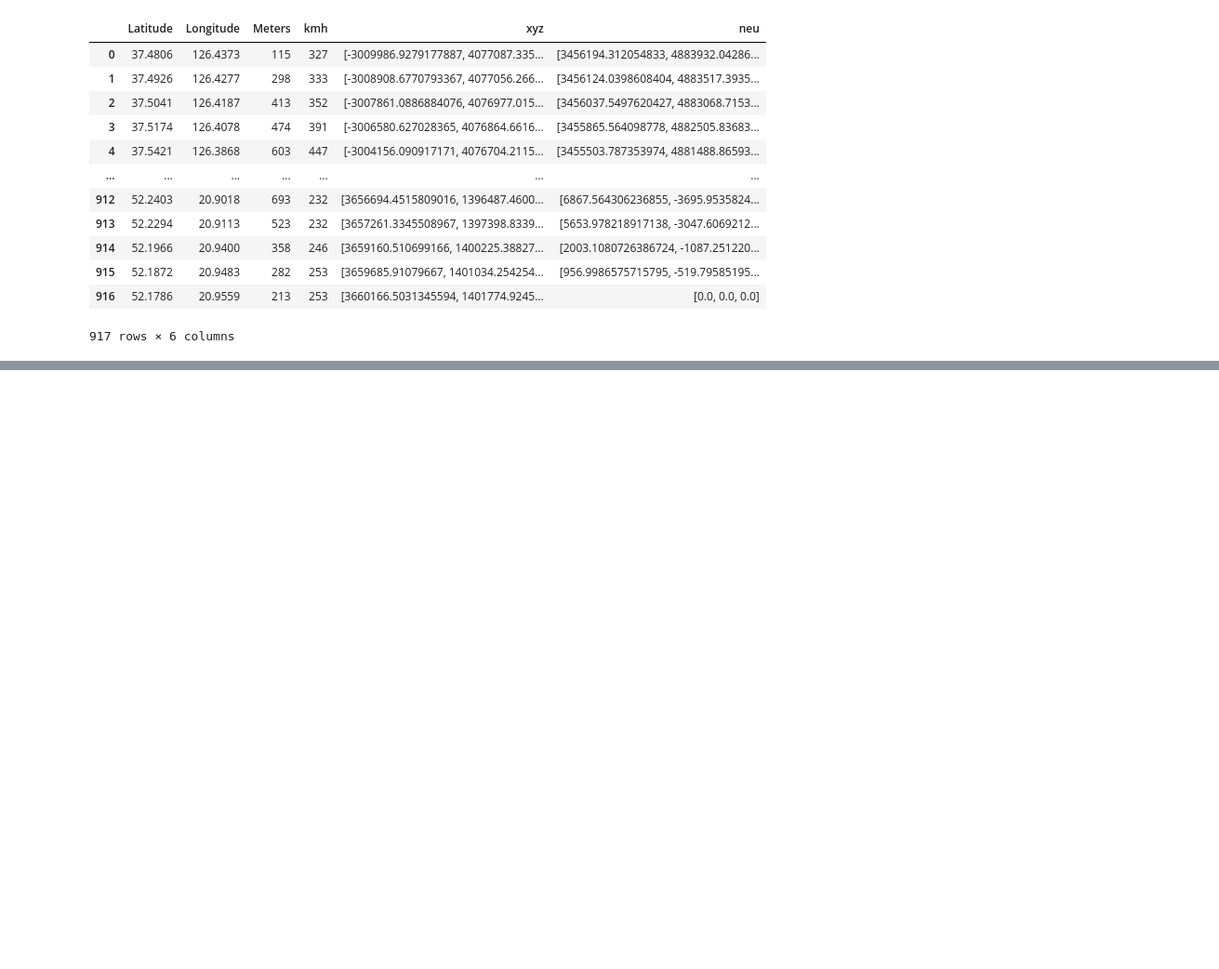
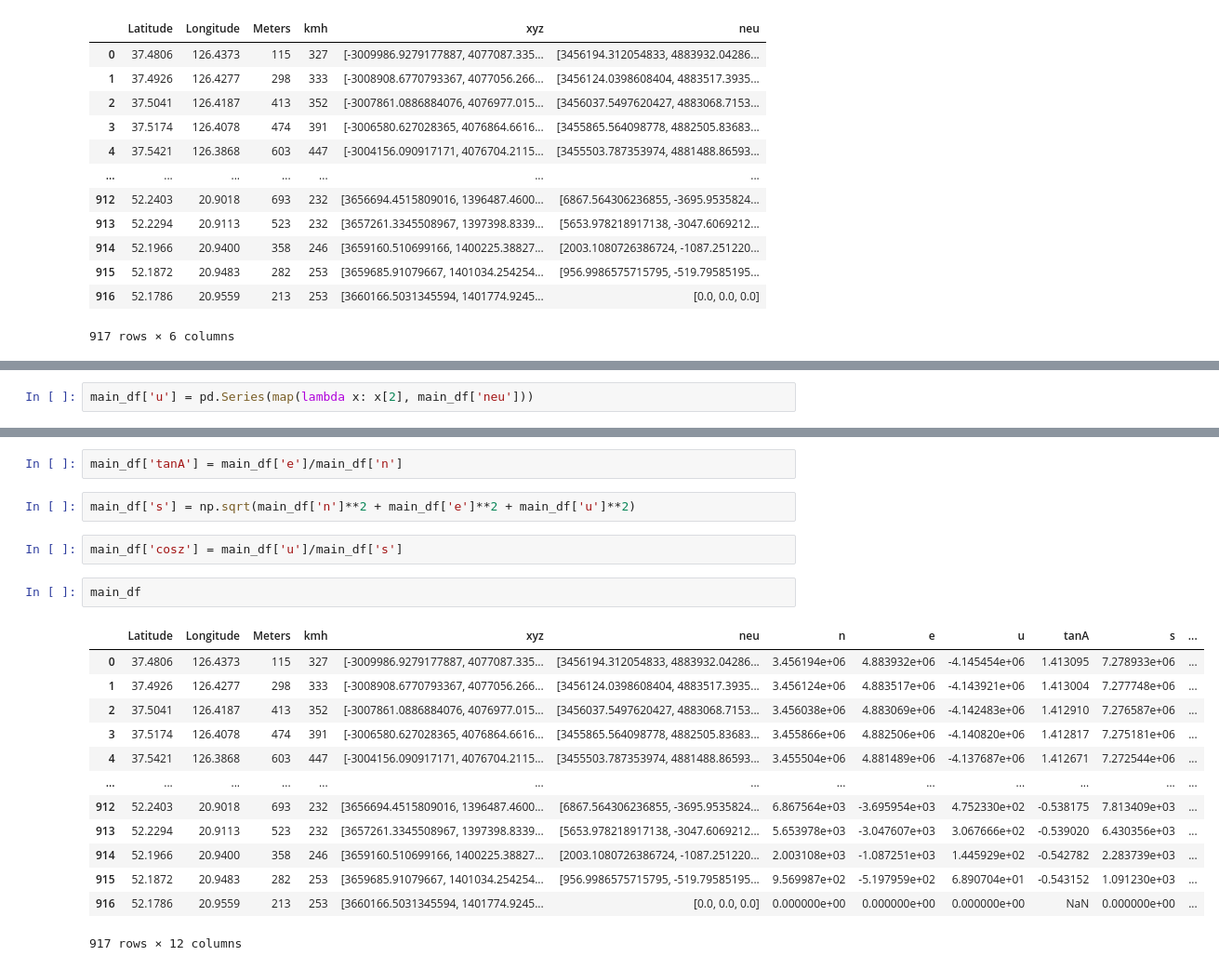
Before and after one commit to krz144/WZGW, a Jupyter notebook: Projekt1/projekt1.ipynb, the cells around one changed output, grey strips where cells are left out. Shown at 93% size. Saved outputs shown, nothing was run; the diff lists cells and outputs as text; blank space fills up the shorter version.

Commit message:
Added columns: n, e, u, s, tanA, z

```diff
--- a/Projekt1/projekt1.ipynb
+++ b/Projekt1/projekt1.ipynb
@@ -132,0 +160,2 @@ main_df
+# %%
+main_df['u'] = pd.Series(map(lambda x: x[2], main_df['neu']))
@@ -132,0 +178,22 @@ main_df
+# %%
+main_df['tanA'] = main_df['e']/main_df['n']
+# %%
+main_df['s'] = np.sqrt(main_df['n']**2 + main_df['e']**2 + main_df['u']**2)
+# %%
+main_df['cosz'] = main_df['u']/main_df['s']
+# %%
+main_df
+# %% [output]
+|  | Latitude | Longitude | Meters | kmh | xyz | neu | n | e | u | tanA | s | ... |
+| 0 | 37.4806 | 126.4373 | 115 | 327 | [-3009986.9279177887, 4077087.335... | [3456194.312054833, 4883932.04286... | 3.456194e+06 | 4.883932e+06 | -4.145454e+06 | 1.413095 | 7.278933e+06 | ... |
+| 1 | 37.4926 | 126.4277 | 298 | 333 | [-3008908.6770793367, 4077056.266... | [3456124.0398608404, 4883517.3935... | 3.456124e+06 | 4.883517e+06 | -4.143921e+06 | 1.413004 | 7.277748e+06 | ... |
+| 2 | 37.5041 | 126.4187 | 413 | 352 | [-3007861.0886884076, 4076977.015... | [3456037.5497620427, 4883068.7153... | 3.456038e+06 | 4.883069e+06 | -4.142483e+06 | 1.412910 | 7.276587e+06 | ... |
+| 3 | 37.5174 | 126.4078 | 474 | 391 | [-3006580.627028365, 4076864.6616... | [3455865.564098778, 4882505.83683... | 3.455866e+06 | 4.882506e+06 | -4.140820e+06 | 1.412817 | 7.275181e+06 | ... |
+| 4 | 37.5421 | 126.3868 | 603 | 447 | [-3004156.090917171, 4076704.2115... | [3455503.787353974, 4881488.86593... | 3.455504e+06 | 4.881489e+06 | -4.137687e+06 | 1.412671 | 7.272544e+06 | ... |
+| ... | ... | ... | ... | ... | ... | ... | ... | ... | ... | ... | ... | ... |
+| 912 | 52.2403 | 20.9018 | 693 | 232 | [3656694.4515809016, 1396487.4600... | [6867.564306236855, -3695.9535824... | 6.867564e+03 | -3.695954e+03 | 4.752330e+02 | -0.538175 | 7.813409e+03 | ... |
+| 913 | 52.2294 | 20.9113 | 523 | 232 | [3657261.3345508967, 1397398.8339... | [5653.978218917138, -3047.6069212... | 5.653978e+03 | -3.047607e+03 | 3.067666e+02 | -0.539020 | 6.430356e+03 | ... |
+| 914 | 52.1966 | 20.9400 | 358 | 246 | [3659160.510699166, 1400225.38827... | [2003.1080726386724, -1087.251220... | 2.003108e+03 | -1.087251e+03 | 1.445929e+02 | -0.542782 | 2.283739e+03 | ... |
+| 915 | 52.1872 | 20.9483 | 282 | 253 | [3659685.91079667, 1401034.254254... | [956.9986575715795, -519.79585195... | 9.569987e+02 | -5.197959e+02 | 6.890704e+01 | -0.543152 | 1.091230e+03 | ... |
+| 916 | 52.1786 | 20.9559 | 213 | 253 | [3660166.5031345594, 1401774.9245... | [0.0, 0.0, 0.0] | 0.000000e+00 | 0.000000e+00 | 0.000000e+00 | NaN | 0.000000e+00 | ... |
+917 rows × 12 columns
```
Also changed, not shown: parts of 8 cells of this notebook.
